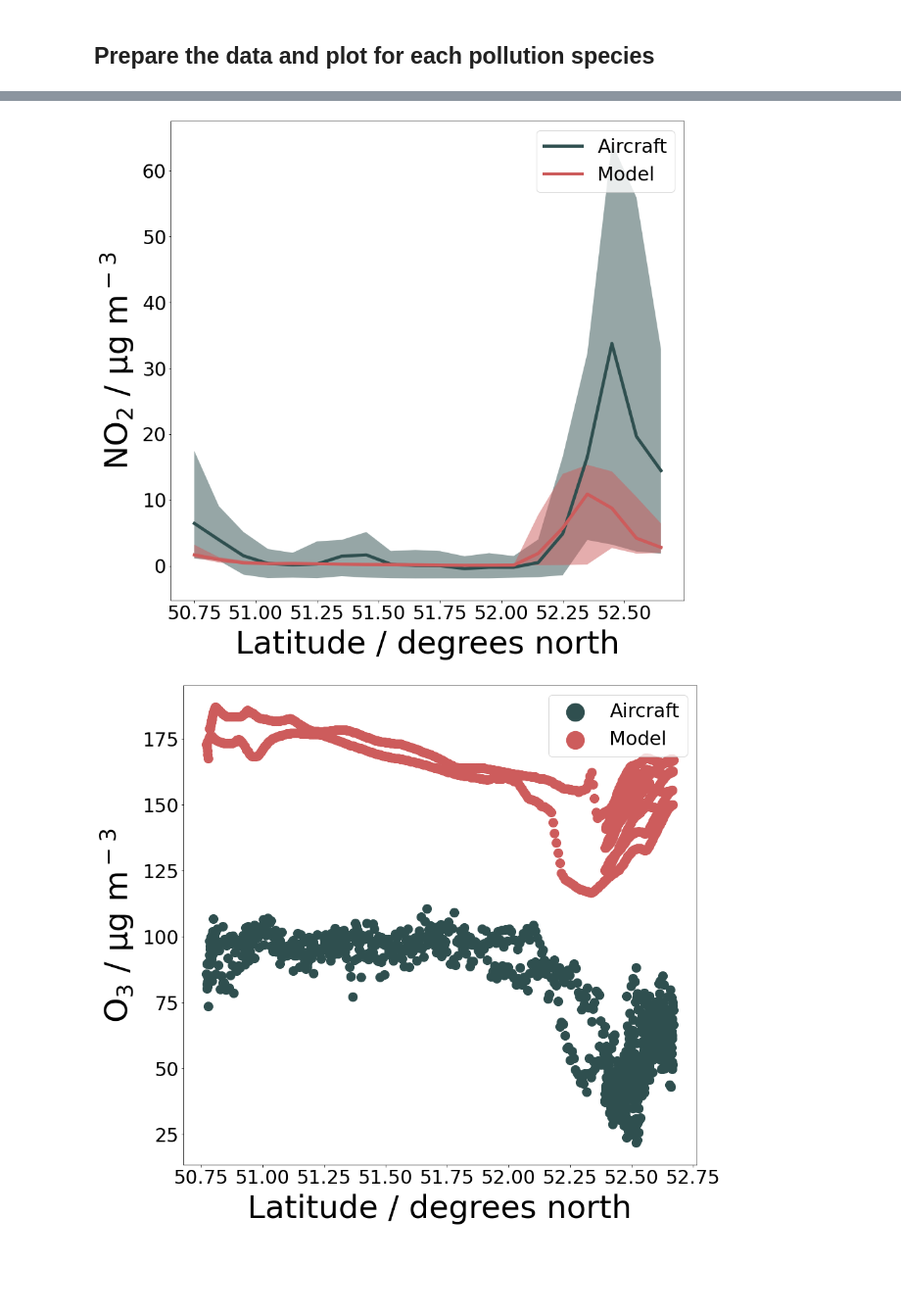
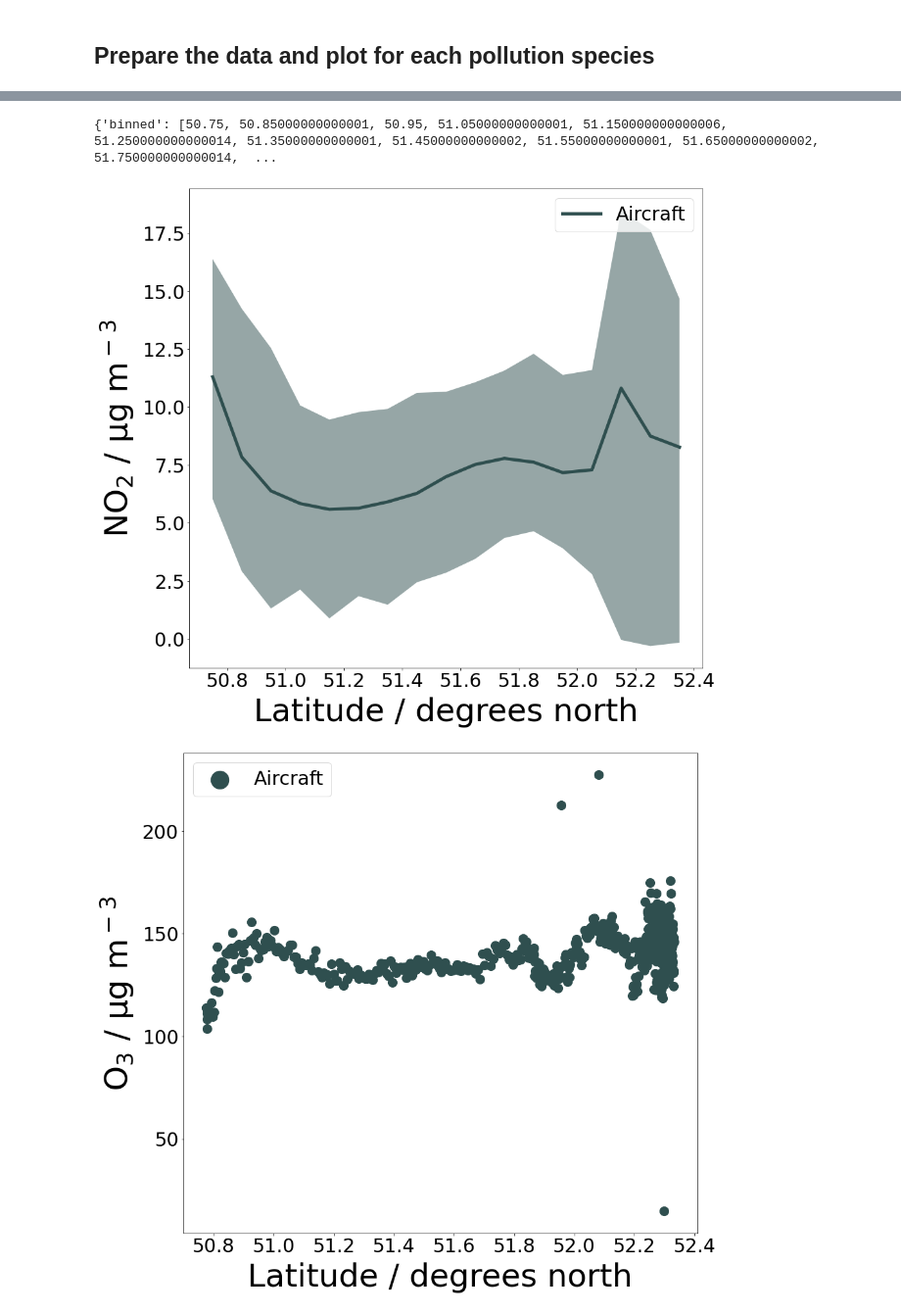
Before and after one commit to ADAQ-AQI/cap-notebooks, a Jupyter notebook: new flight plots/latitude_profile.ipynb, the cells around one changed output, grey strips where cells are left out. Shown at 98% size. Saved outputs shown, nothing was run; the diff lists cells and outputs as text; code cells hidden in the pictures; blank space fills up the shorter version.

Commit message:
implemented togglable models

```diff
--- a/new flight plots/latitude_profile.ipynb
+++ b/new flight plots/latitude_profile.ipynb
@@ -9,7 +9,7 @@ import notebook_prepare as pre
 # %% [markdown]
 ## Define plotting function
 # %%
-def plot_latitude_profile(full_df,df,plotdir,key,label,a_colour,m_colour,lat_bin,avg_method,min_method,max_method) :
+def plot_latitude_profile(full_df,df,plotdir,key,label,a_colour,m_colour,lat_bin,avg_method,min_method,max_method,model) :
 
     """
     Plot latitude profile comparisons of aircraft and model data.
@@ -20,11 +20,13 @@ def plot_latitude_profile(full_df,df,plotdir,key,label,a_colour,m_colour,lat_bin
 
     # Define the data.
     lat_data = df['Latitude']
-    a_min, a_avg, a_max, m_min, m_avg, m_max, bl_min, bl_avg, bl_max = pre.read_data_values(df)
+    data = pre.read_data_values(df, model)
 
     # Plot the data.
-    plt.scatter(lat_data,a_avg,s=200,c=a_colour,label='Aircraft')
-    plt.scatter(lat_data,m_avg,s=200,c=m_colour,label='Model')
+    plt.scatter(lat_data,data['a_avg'],s=200,c=a_colour,label='Aircraft')
+
+    if(model):
+        plt.scatter(lat_data,data['m_avg'],s=200,c=m_colour,label='Model')
 
     # Set the axes labels.
     plt.xlabel('Latitude / degrees north',fontsize=50,labelpad=10)
@@ -49,13 +51,15 @@ def plot_latitude_profile(full_df,df,plotdir,key,label,a_colour,m_colour,lat_bin
     fig,ax = pre.setup_figure()
 
     # Define the data.
-    binned_lat,a_min,a_avg,a_max,m_min,m_avg,m_max = pre.bin_latitude_data(full_df,avg_method,min_method,max_method,lat_bin)
+    data = pre.bin_latitude_data(full_df,avg_method,min_method,max_method,lat_bin, model)
 
     # Plot the data.
-    plt.plot(binned_lat,a_avg,lw=5,c=a_colour,label='Aircraft')
-    plt.fill_between(binned_lat,a_min,a_max,fc=a_colour,ec=None,alpha=0.5)
-    plt.plot(binned_lat,m_avg,lw=5,c=m_colour,label='Model')
-    plt.fill_between(binned_lat,m_min,m_max,fc=m_colour,ec=None,alpha=0.5)
+    plt.plot(data['binned'],data['a_avg'],lw=5,c=a_colour,label='Aircraft')
+    plt.fill_between(data['binned'],data['a_min'],data['a_max'],fc=a_colour,ec=None,alpha=0.5)
+
+    if(model):
+        plt.plot(data['binned'],data['m_avg'],lw=5,c=m_colour,label='Model')
+        plt.fill_between(data['binned'],data['m_min'],data['m_max'],fc=m_colour,ec=None,alpha=0.5)
 
     # Set the axes labels.
     plt.xlabel('Latitude / degrees north',fontsize=50,labelpad=10)
@@ -76,13 +80,16 @@ def plot_latitude_profile(full_df,df,plotdir,key,label,a_colour,m_colour,lat_bin
 # %%
 # Set the flight number.
 # Current valid options are M270, M296 and M302.
-flight_number = 'M296'
+flight_number = 'M270'
+
+# Specify whether you have model data to plot.
+model = False
 # %% [markdown]
 ## Prepare the data and plot for each pollution species
 # %%
 species_dict = pre.species_dictionary()
-setup = pre.setup_notebook(flight_number)
-optns = setup[6]
+setup = pre.setup_notebook(flight_number, model)
+optns = setup[4]
 for key in species_dict.keys() :
     code,label,column_key,unit_conv = species_dict[key]['code'],species_dict[key]['label'],species_dict[key]['column_key'],species_dict[key]['unit_conv']
 
@@ -90,7 +97,7 @@ for key in species_dict.keys() :
     df = pre.combine_data(setup,code)
 
         # Resample the data.
-    resample_df = pre.resample_data(df,optns['resample_time'],optns['avg_method'],optns['min_method'],optns['max_method'])
+    resample_df = pre.resample_data(df,optns['resample_time'],optns['avg_method'],optns['min_method'],optns['max_method'],model)
 
-    plot_latitude_profile(df,resample_df,setup[5],key,label,optns['a_colour'],optns['m_colour'],optns['lat_bin'],optns['avg_method'],optns['min_method'],optns['max_method'])
+    plot_latitude_profile(df,resample_df,setup[5],key,label,optns['a_colour'],optns['m_colour'],optns['lat_bin'],optns['avg_method'],optns['min_method'],optns['max_method'], model)
 # %% [output]
@@ -98,2 +105,3 @@ for key in species_dict.keys() :
+{'binned': [50.75, 50.85000000000001, 50.95, 51.05000000000001, 51.150000000000006, 51.250000000000014, 51.35000000000001, 51.45000000000002, 51.55000000000001, 51.65000000000002, 51.750000000000014,  ...
-[figure, old version]
+[figure, new version]
-[figure, old version]
+[figure, new version]
```
Also changed, not shown: parts of 2 cells of this notebook, 4 other files.
